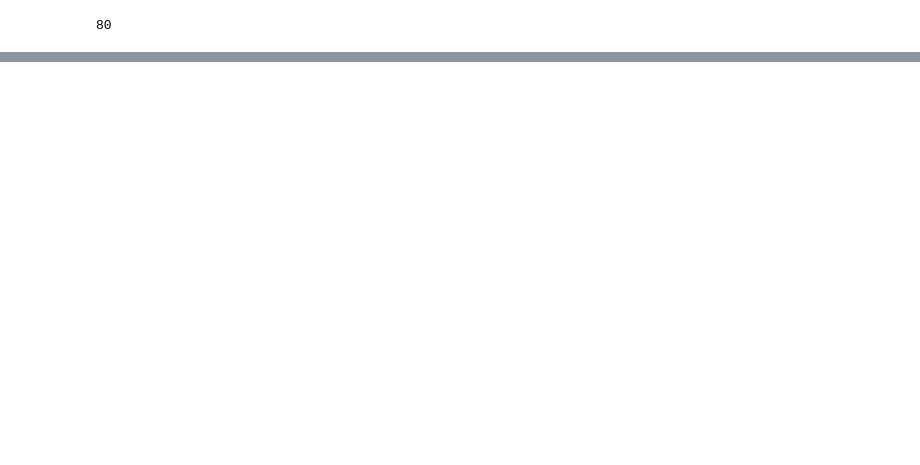
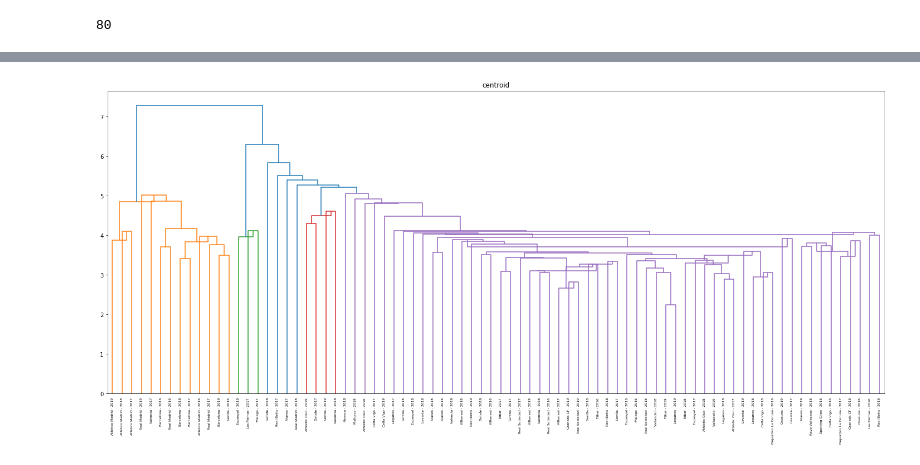
Before and after one commit to clarismiranda/Statsfootball, a Jupyter notebook: visualization_standings.ipynb, the cells around one changed output, grey strips where cells are left out. Saved outputs shown, nothing was run; the diff lists cells and outputs as text; code cells hidden in the pictures; blank space fills up the shorter version.

```diff
--- a/visualization_standings.ipynb
+++ b/visualization_standings.ipynb
@@ -38,5 +40,3 @@ def encode_data(df, df_column):
     enc = preprocessing.LabelEncoder()
     enc.fit(elements)
     return enc.transform(df[df_column].astype(str))
-# %%
-def encode_description(df):
@@ -239,0 +265,26 @@ ols_ridge("Points", all_data, new_target, cross_val = 5)
+# %%
+def dendogram_graph(data, best_method, label):
+    Z = linkage(data, best_method)
+    fig = plt.figure(figsize=(25, 10))
+    dendo = dendrogram(Z, leaf_rotation=90, labels=label)
+    plt.title(best_method)
+    plt.show()
+# %%
+from scipy.cluster.hierarchy import linkage, cophenet, dendrogram
+from scipy.spatial.distance import pdist
+def HierarchichalClustering(data, label):
+    methods = ["single","complete","average","centroid","ward"]
+
+    # Pass the dataset into pdist to get your proximity matrix for calculating CPCC
+    proximity_matrix = pdist(data)
+
+    best_coph = -1
+    best_method = None
+
+    for method in methods:
+        Z = linkage(data, method)
+        coph, coph_matrix = cophenet(Z, proximity_matrix)
+        if coph > best_coph:
+            best_coph = coph
+            best_method = method
+    dendogram_graph(data, best_method, label)
@@ -239,0 +307,9 @@ ols_ridge("Points", all_data, new_target, cross_val = 5)
+# %%
+# Use Agglomerative
+dendo_label = []
+for i in range(len(all_season)):
+    d_l = all_names[i] + " - " + str(all_season[i])
+    dendo_label.append(d_l)
+HierarchichalClustering(all_data, dendo_label)
+# %% [output]
+[figure, added]
```
Also changed, not shown: parts of 15 cells of this notebook, 1 other file.
